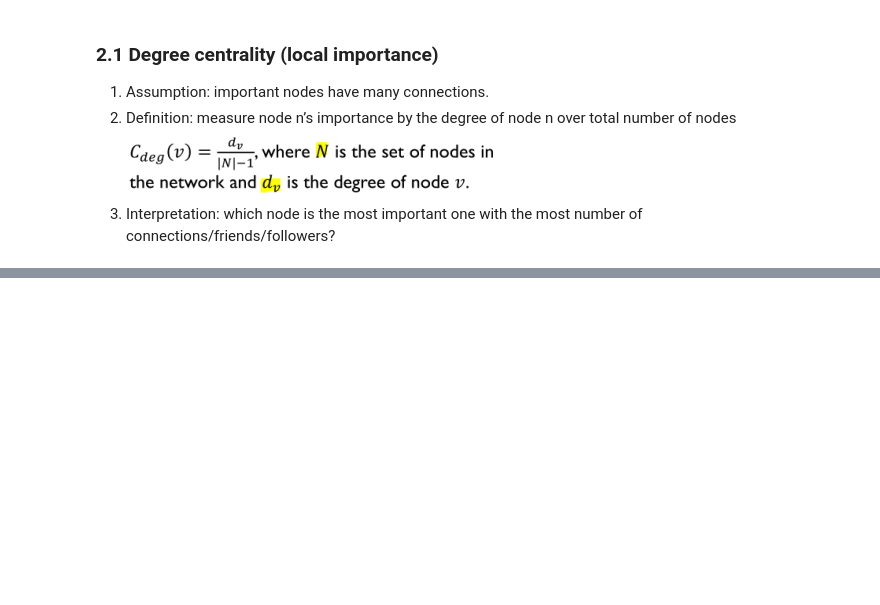
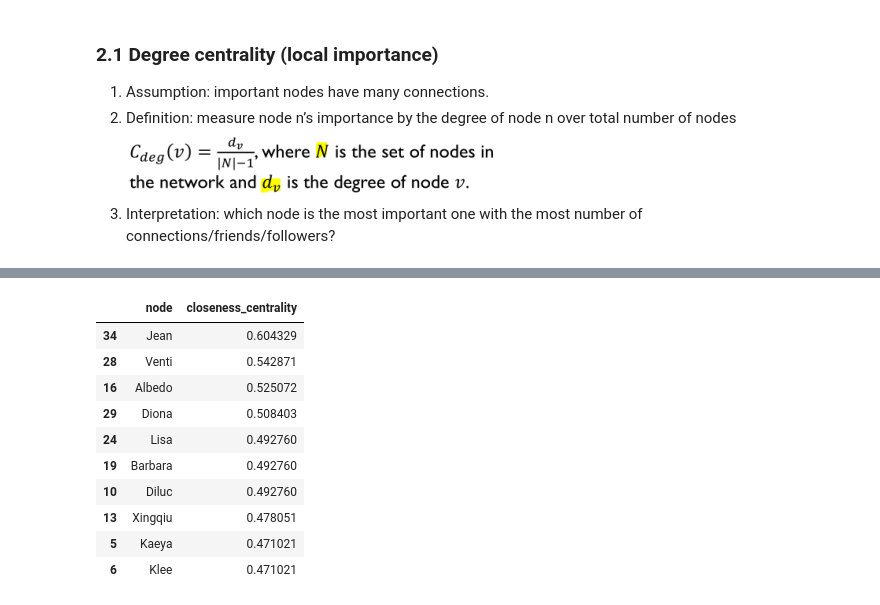
Before and after one commit to KangboLu/Graph-Analysis-with-NetworkX, a Jupyter notebook: 03_graph_statistics_part_3.ipynb, the cells around one changed output, grey strips where cells are left out. Saved outputs shown, nothing was run; the diff lists cells and outputs as text; code cells hidden in the pictures; blank space fills up the shorter version.

Commit message:
add closeness centrality example

```diff
--- a/03_graph_statistics_part_3.ipynb
+++ b/03_graph_statistics_part_3.ipynb
@@ -181,0 +185,16 @@ Wall time: 1.93 s
+# %%
+closeness_centrality_df = pd.DataFrame(nx.closeness_centrality(directed_graph).items(),
+                                       columns=["node", "closeness_centrality"])
+closeness_centrality_df.sort_values("closeness_centrality", ascending=False).head(10)
+# %% [output]
+|  | node | closeness_centrality |
+| 34 | Jean | 0.604329 |
+| 28 | Venti | 0.542871 |
+| 16 | Albedo | 0.525072 |
+| 29 | Diona | 0.508403 |
+| 24 | Lisa | 0.492760 |
+| 19 | Barbara | 0.492760 |
+| 10 | Diluc | 0.492760 |
+| 13 | Xingqiu | 0.478051 |
+| 5 | Kaeya | 0.471021 |
+| 6 | Klee | 0.471021 |
```
Also changed, not shown: parts of 20 cells of this notebook.
